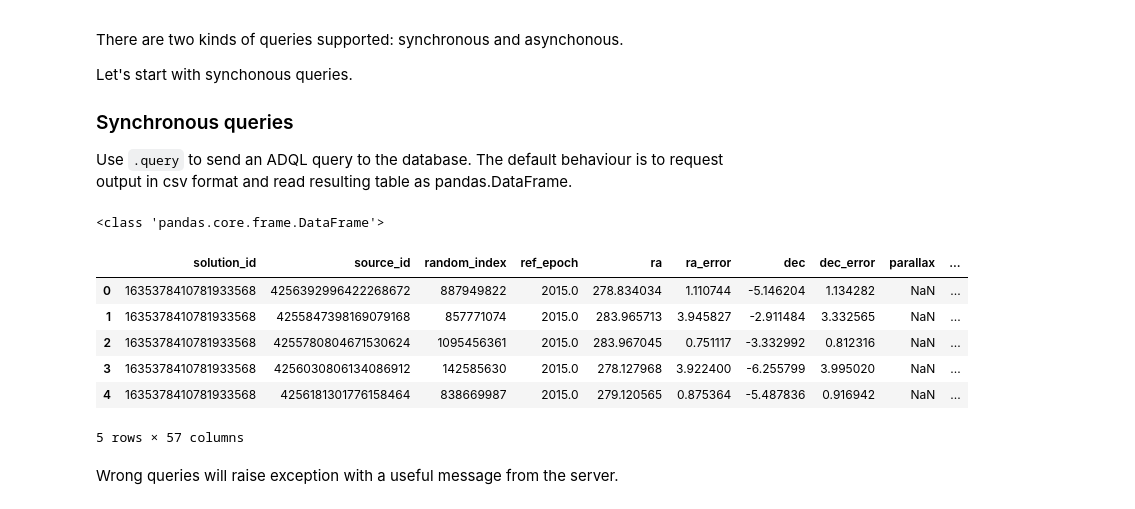
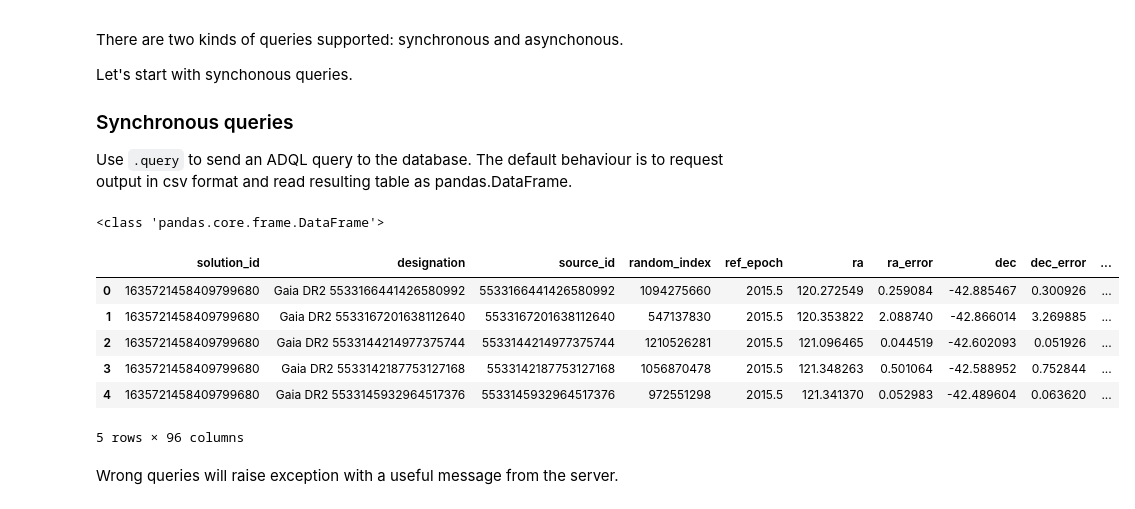
Before and after one commit to smoh/gapipes, a Jupyter notebook: docs/source/getting-started.ipynb, the cells around one changed output. Cells and saved outputs as stored; diff of their text form; code cells hidden in the pictures.

```diff
--- a/docs/source/getting-started.ipynb
+++ b/docs/source/getting-started.ipynb
@@ -121,18 +104,18 @@ Let's start with synchonous queries.
 
 Use `.query` to send an ADQL query to the database. The default behaviour is to request output in csv format and read resulting table as pandas.DataFrame.
 # %%
-r = gp.gaia.query('select top 100 * from gaiadr1.gaia_source', output_format='csv')
+r = gp.gaia.query('select top 10 * from gaiadr2.gaia_source', output_format='csv')
 print(type(r))
 r.head()
 # %% [output]
 <class 'pandas.core.frame.DataFrame'>
-|  | solution_id | source_id | random_index | ref_epoch | ra | ra_error | dec | dec_error | parallax | ... |
-| 0 | 1635378410781933568 | 4256392996422268672 | 887949822 | 2015.0 | 278.834034 | 1.110744 | -5.146204 | 1.134282 | NaN | ... |
-| 1 | 1635378410781933568 | 4255847398169079168 | 857771074 | 2015.0 | 283.965713 | 3.945827 | -2.911484 | 3.332565 | NaN | ... |
-| 2 | 1635378410781933568 | 4255780804671530624 | 1095456361 | 2015.0 | 283.967045 | 0.751117 | -3.332992 | 0.812316 | NaN | ... |
-| 3 | 1635378410781933568 | 4256030806134086912 | 142585630 | 2015.0 | 278.127968 | 3.922400 | -6.255799 | 3.995020 | NaN | ... |
-| 4 | 1635378410781933568 | 4256181301776158464 | 838669987 | 2015.0 | 279.120565 | 0.875364 | -5.487836 | 0.916942 | NaN | ... |
+|  | solution_id | designation | source_id | random_index | ref_epoch | ra | ra_error | dec | dec_error | ... |
+| 0 | 1635721458409799680 | Gaia DR2 5533166441426580992 | 5533166441426580992 | 1094275660 | 2015.5 | 120.272549 | 0.259084 | -42.885467 | 0.300926 | ... |
+| 1 | 1635721458409799680 | Gaia DR2 5533167201638112640 | 5533167201638112640 | 547137830 | 2015.5 | 120.353822 | 2.088740 | -42.866014 | 3.269885 | ... |
+| 2 | 1635721458409799680 | Gaia DR2 5533144214977375744 | 5533144214977375744 | 1210526281 | 2015.5 | 121.096465 | 0.044519 | -42.602093 | 0.051926 | ... |
+| 3 | 1635721458409799680 | Gaia DR2 5533142187753127168 | 5533142187753127168 | 1056870478 | 2015.5 | 121.348263 | 0.501064 | -42.588952 | 0.752844 | ... |
+| 4 | 1635721458409799680 | Gaia DR2 5533145932964517376 | 5533145932964517376 | 972551298 | 2015.5 | 121.341370 | 0.052983 | -42.489604 | 0.063620 | ... |
-5 rows × 57 columns
+5 rows × 96 columns
 # %% [markdown]
 Wrong queries will raise exception with a useful message from the server.
 # %%
```
Also changed, not shown: parts of 34 cells of this notebook, 2 other files.
